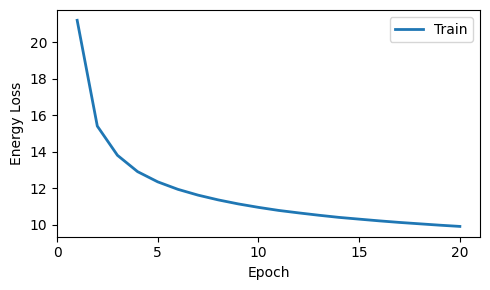
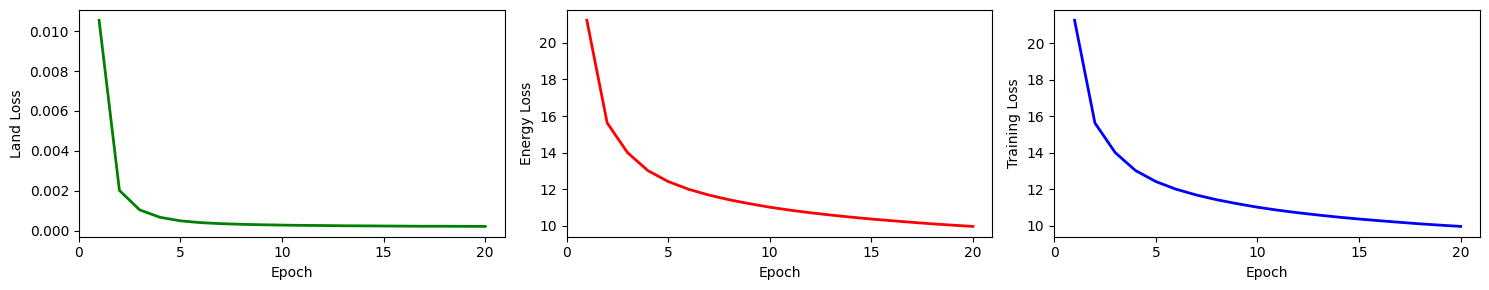
The notebook cell's code change between the first figure and the second:
--- before
+++ after
@@ -1,18 +1,26 @@
 # ------------------------------
-# Loss curve
+# Loss curves
 # ------------------------------
 epochs = np.arange(1, len(loss_array)+1)
 
-plt.figure(figsize=(5, 3))
+fig, axes = plt.subplots(1, 3, figsize=(15, 3))
 
-plt.plot(epochs, loss_array, linewidth=2, label='Train')
+# Land loss
+axes[0].plot(epochs, land_array, linewidth=2, color='green')
+axes[0].set_xlabel("Epoch")
+axes[0].set_ylabel("Land Loss")
+axes[0].set_xticks([0., 5., 10., 15., 20.])
 
-plt.xlabel("Epoch")
-plt.ylabel("Energy Loss")
+# Energy loss
+axes[1].plot(epochs, energy_array, linewidth=2, color='red')
+axes[1].set_xlabel("Epoch")
+axes[1].set_ylabel("Energy Loss")
+axes[1].set_xticks([0., 5., 10., 15., 20.])
 
-plt.xlim(0, 21)
-plt.xticks([0, 5, 10, 15, 20])
-
-plt.legend(loc='upper right')
+# Training loss
+axes[2].plot(epochs, loss_array, linewidth=2, color='blue')
+axes[2].set_xlabel("Epoch")
+axes[2].set_ylabel("Training Loss")
+axes[2].set_xticks([0., 5., 10., 15., 20.])
 
 plt.tight_layout()

Commit: Selective input tests